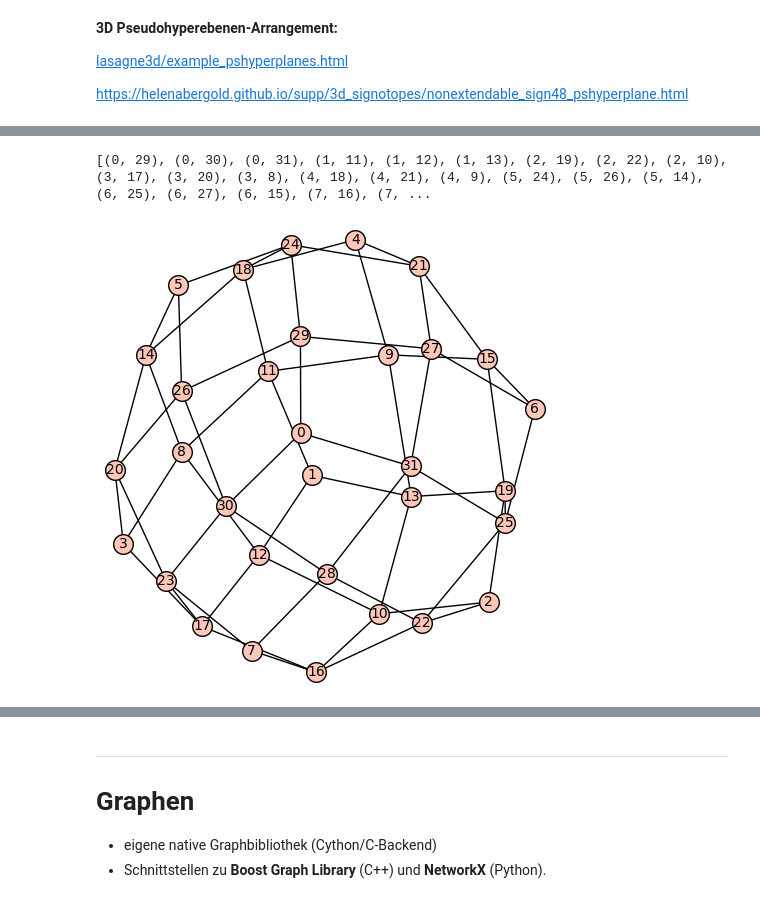
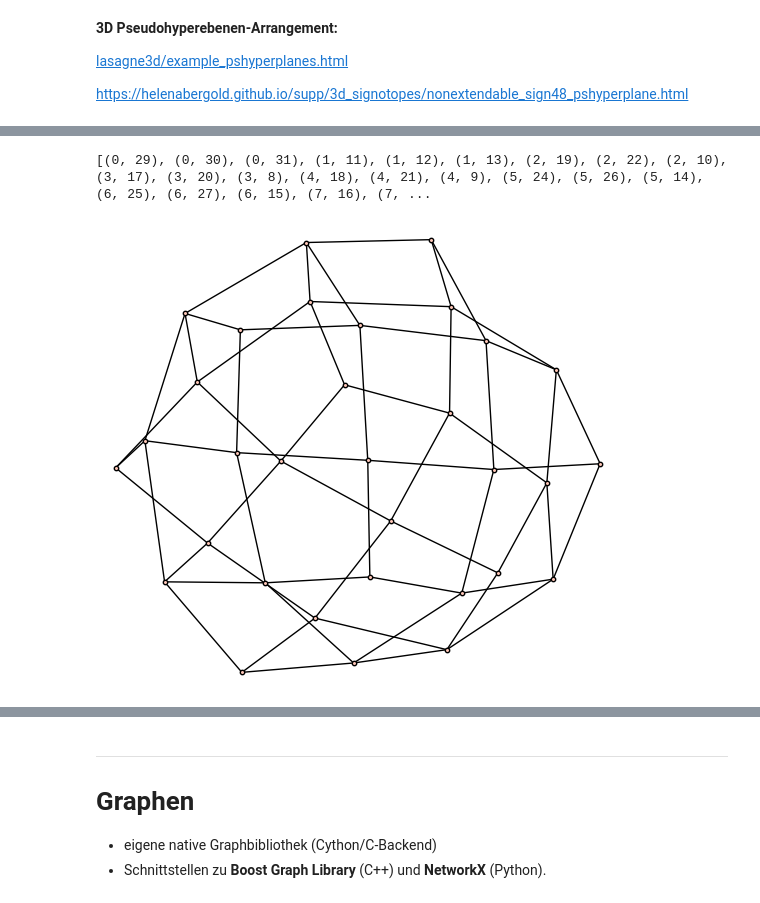
Before and after one commit to manfredscheucher/talk-glt26, a Jupyter notebook: talk.ipynb, the cells around one changed output, grey strips where cells are left out. Drawn from its saved outputs; the diff is of its cells as text; code cells hidden in the pictures.

```diff
--- a/talk.ipynb
+++ b/talk.ipynb
@@ -631,10 +631,10 @@ Beispiel aus exhaustive computer search über alle möglichen Arrangement-Graphe
 # %%
 # Dual-Graph des Arrangements als sparse6-String
 s = ":_gBca`GH`GI`HIdGeHfIbKOcJMaLNbMcNaOfPSdQTeRUdSeTfU_WYZ_VY[_XZ["
 g = Graph(s)
 print(g.edges(labels=False))
-g.plot()
+g.plot(vertex_size=10,vertex_labels=0).show() # zeichnung auf sphäre ... nicht hübsch
 # %% [output]
 [(0, 29), (0, 30), (0, 31), (1, 11), (1, 12), (1, 13), (2, 19), (2, 22), (2, 10), (3, 17), (3, 20), (3, 8), (4, 18), (4, 21), (4, 9), (5, 24), (5, 26), (5, 14), (6, 25), (6, 27), (6, 15), (7, 16), (7, ...
-[figure, old version]
+[figure, new version]
 # %%
```
Also changed, not shown: parts of 3 cells of this notebook.
